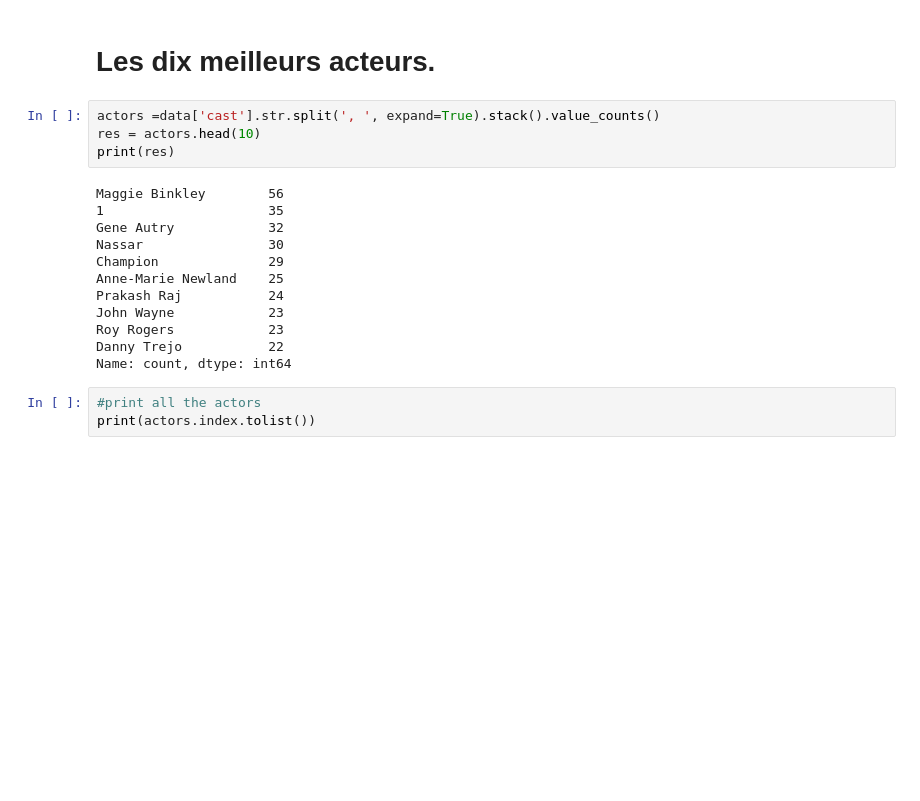
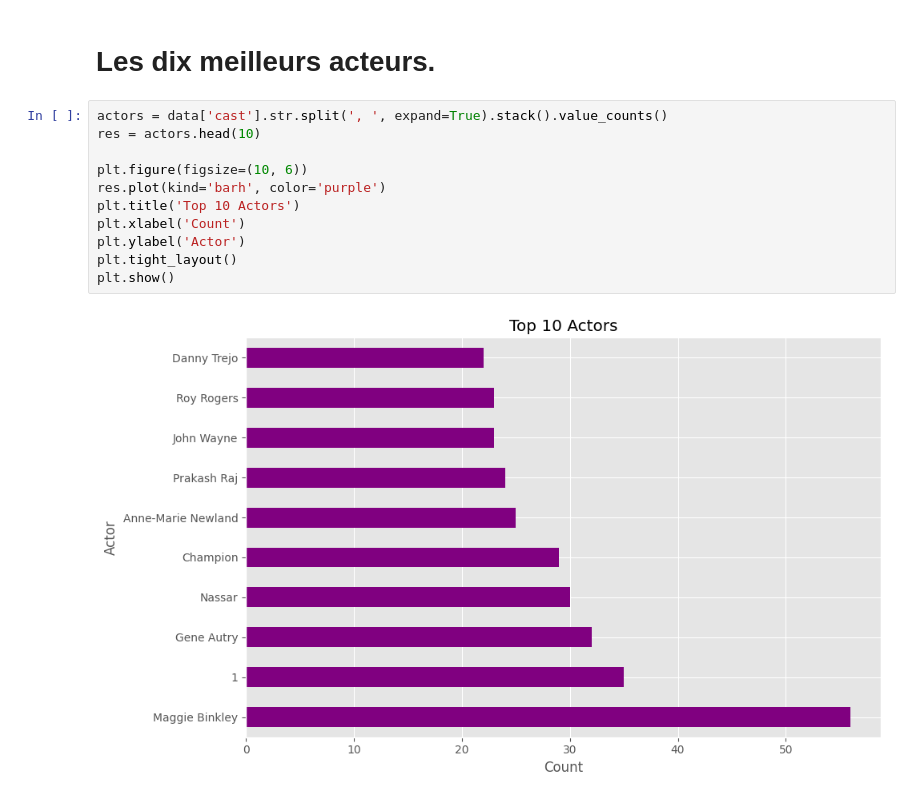
Before and after one commit to Rzn-Mohamed/analyse, a Jupyter notebook: G1.ipynb, the cells around one changed output. Saved outputs shown, nothing was run; the diff lists cells and outputs as text; blank space fills up the shorter version.

```diff
--- a/G1.ipynb
+++ b/G1.ipynb
@@ -72,21 +78,15 @@ dtype: float64
 # %% [markdown]
 # Les dix meilleurs acteurs.
 # %%
-actors =data['cast'].str.split(', ', expand=True).stack().value_counts()
+actors = data['cast'].str.split(', ', expand=True).stack().value_counts()
 res = actors.head(10)
-print(res)
+
+plt.figure(figsize=(10, 6))
+res.plot(kind='barh', color='purple')
+plt.title('Top 10 Actors')
+plt.xlabel('Count')
+plt.ylabel('Actor')
+plt.tight_layout()
+plt.show()
 # %% [output]
-Maggie Binkley        56
-1                     35
-Gene Autry            32
-Nassar                30
-Champion              29
-Anne-Marie Newland    25
-Prakash Raj           24
-John Wayne            23
-Roy Rogers            23
-Danny Trejo           22
-Name: count, dtype: int64
+[figure, added]
-# %%
-#print all the actors
-print(actors.index.tolist())
```
Also changed, not shown: parts of 8 cells of this notebook.
